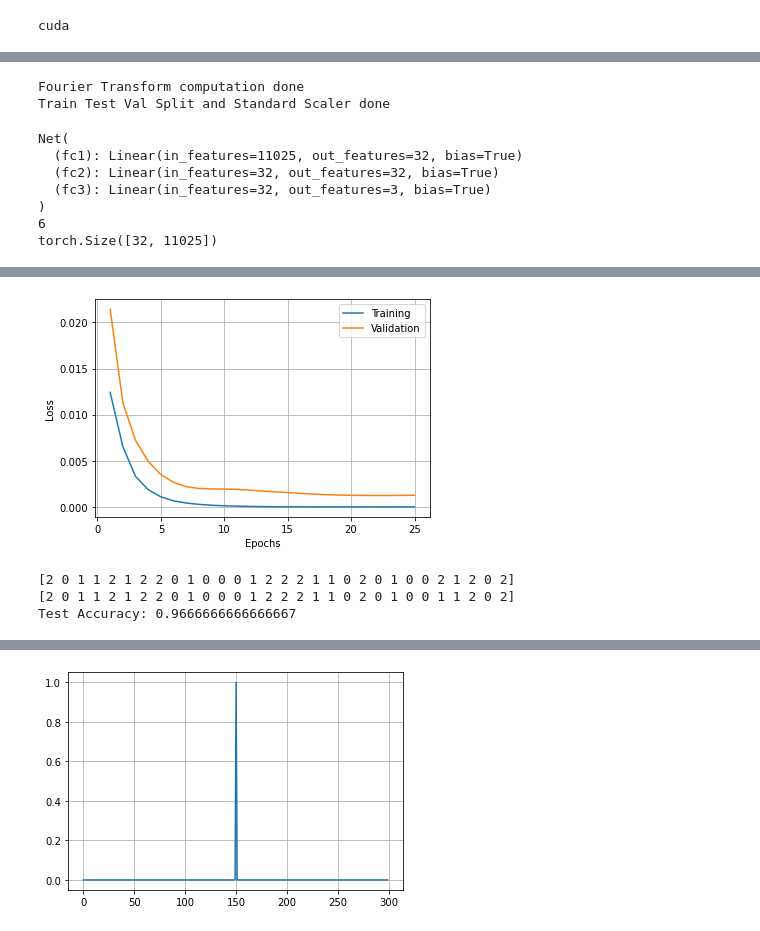
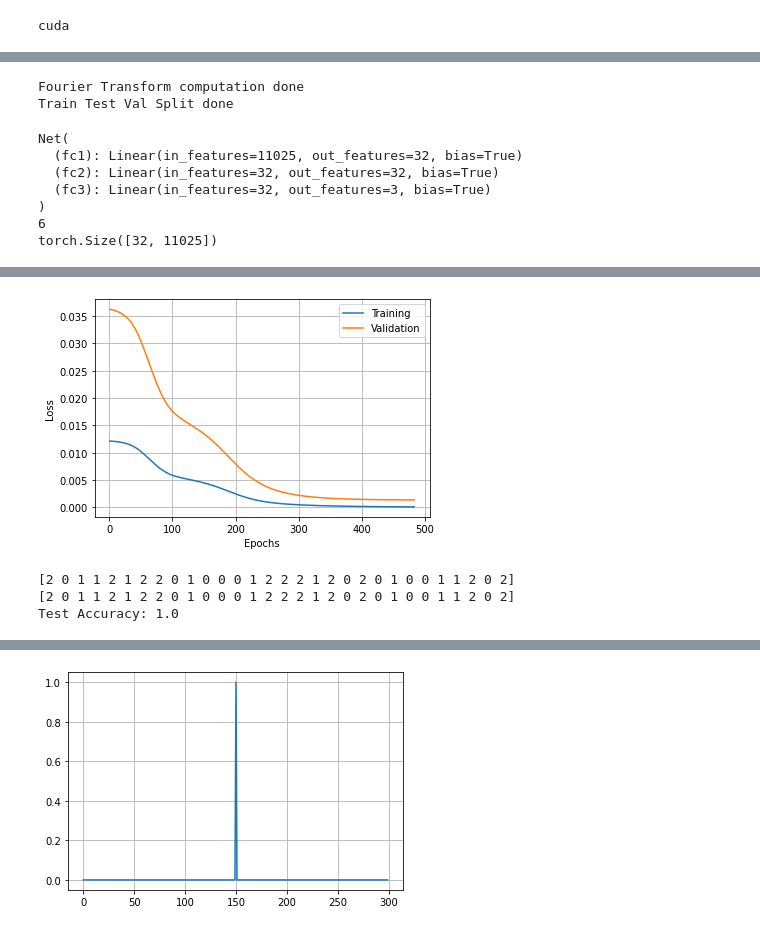
Before and after one commit to bentay85/machine_learning, a Jupyter notebook: neural_networks_audio/keyword_recognition.ipynb, the cells around one changed output, grey strips where cells are left out. Drawn from its saved outputs; the diff is of its cells as text; code cells hidden in the pictures.

```diff
--- a/neural_networks_audio/keyword_recognition.ipynb
+++ b/neural_networks_audio/keyword_recognition.ipynb
@@ -32,8 +32,8 @@ def play_audio(waveform, sample_rate):
 cuda
 # %%
 # Play audio
-print(torchaudio.info("D:/data/audio_keyword_recognition/forward/1.wav"))
-waveform, sample_rate = torchaudio.load("D:/data/audio_keyword_recognition/forward/1.wav")
+print(torchaudio.info("data/audio_keyword_recognition/forward/1.wav"))
+waveform, sample_rate = torchaudio.load("data/audio_keyword_recognition/forward/1.wav")
 
 play_audio(waveform, sample_rate)
 
@@ -87,6 +87,6 @@ Sample Rate       : 22050
 # %%
 #Loading the data from our folder
-data_folder = "D:/data/audio_keyword_recognition/"
+data_folder = "data/audio_keyword_recognition/"
 
 num_ambient = 5
 num_commands = 20
@@ -182,7 +182,7 @@ for i in range(100):
     #print(waveform_np.shape)
 
     #Scaling the ambient sound waveform by 0.5 as it was too loud
-    sample_list.append(ambient_1s_waveform * 0.5 + waveform_np)
+    sample_list.append(ambient_1s_waveform * 0.2 + waveform_np)
     label_list.append(class_list[random_waveform_index])
 
 #Generate some samples with just background noise as class 0
@@ -234,12 +234,12 @@ X_train, X_val, y_train, y_val = train_test_split(X, y, test_size=0.25, random_s
 #print(y_val)
 
 #Remember to do any scaling after the train-test-val split to avoid data leakage from the test/val sets to the train set.
-scaler = StandardScaler()
-scaler.fit(X_train)
-X_train=scaler.transform(X_train)
-X_test=scaler.transform(X_test)
-X_val=scaler.transform(X_val)
-print("Train Test Val Split and Standard Scaler done")
+#scaler = StandardScaler()
+#scaler.fit(X_train)
+#X_train=scaler.transform(X_train)
+#X_test=scaler.transform(X_test)
+#X_val=scaler.transform(X_val)
+print("Train Test Val Split done")
 
 # Converting everything to tensors
 X_train = torch.tensor(X_train)
@@ -250,7 +250,7 @@ y_test = torch.tensor(y_test).float()
 y_val = torch.tensor(y_val).float()
 # %% [output]
 Fourier Transform computation done
-Train Test Val Split and Standard Scaler done
+Train Test Val Split done
 # %%
 #Define the Neural Network
 
@@ -300,7 +300,7 @@ print("Training Started: Full Batch Gradient Descent")
 
 patience = 0
 
-for _ in range(40):
+for _ in range(500):
 
     epoch += 1
 
@@ -320,7 +320,7 @@ for _ in range(40):
     val_loss = loss.item() / len(X_val)
     val_loss_hist.append(val_loss)
 
-    if epoch % 5 == 0:
+    if epoch % 10 == 0:
         print("Epoch: " + str(epoch) + ". Train Loss: " + str(train_loss) + ". Val Loss: " + str(val_loss))
 
     # 2 Conditions for early stopping:
@@ -375,5 +385,5 @@ Epoch: 25. Train Loss: 1.4908477573448586e-06. Val Loss: 0.0012688027073939642
 Training Ended
-[figure, old version]
+[figure, new version]
-[2 0 1 1 2 1 2 2 0 1 0 0 0 1 2 2 2 1 1 0 2 0 1 0 0 2 1 2 0 2]
-[2 0 1 1 2 1 2 2 0 1 0 0 0 1 2 2 2 1 1 0 2 0 1 0 0 1 1 2 0 2]
-Test Accuracy: 0.9666666666666667
+[2 0 1 1 2 1 2 2 0 1 0 0 0 1 2 2 2 1 2 0 2 0 1 0 0 1 1 2 0 2]
+[2 0 1 1 2 1 2 2 0 1 0 0 0 1 2 2 2 1 2 0 2 0 1 0 0 1 1 2 0 2]
+Test Accuracy: 1.0
```
Also changed, not shown: parts of 8 cells of this notebook, 3 other files.
